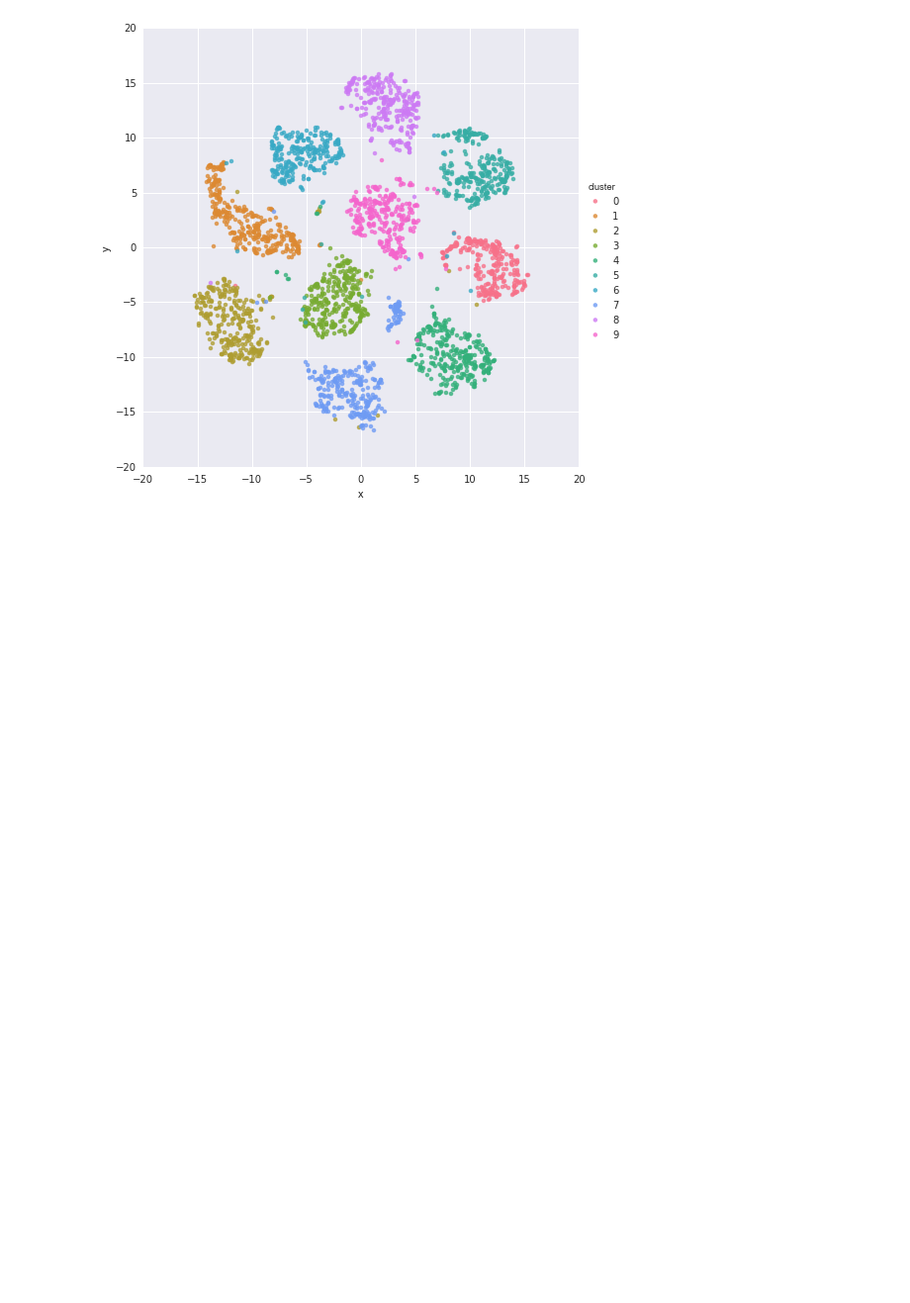
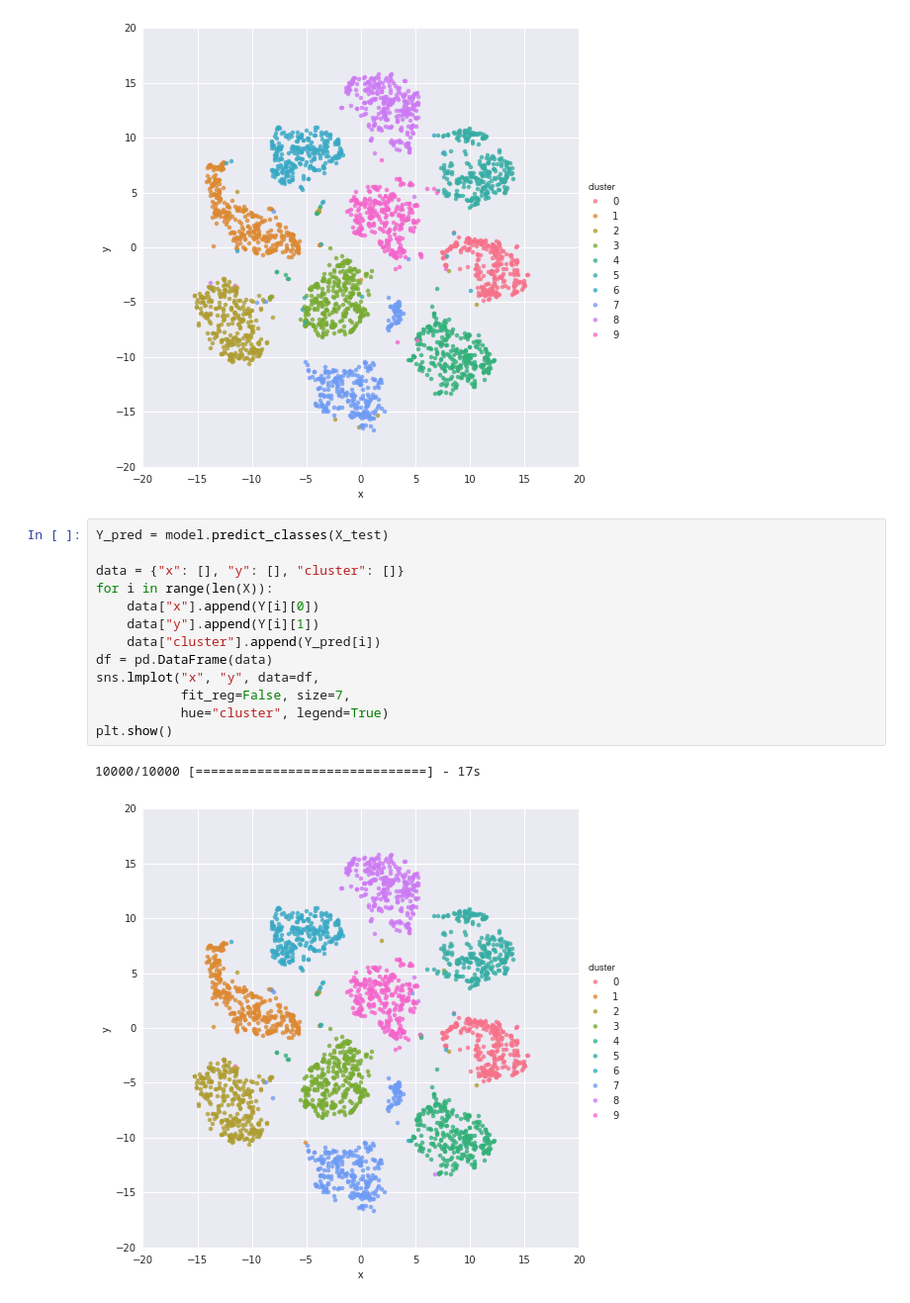
Before and after one commit to telecombcn-dl/dlcv01, a Jupyter notebook: folder_trials/Task1_CNN.ipynb, the cells around one changed output. Shown: that part at 99% size. Cells and saved outputs as stored; diff of their text form; blank space fills up the shorter version.

```diff
--- a/folder_trials/Task1_CNN.ipynb
+++ b/folder_trials/Task1_CNN.ipynb
@@ -238,3 +236,19 @@ sns.lmplot("x", "y", data=df,
 plt.show()
 # %% [output]
 [figure]
+# %%
+Y_pred = model.predict_classes(X_test)
+
+data = {"x": [], "y": [], "cluster": []}
+for i in range(len(X)):
+    data["x"].append(Y[i][0])
+    data["y"].append(Y[i][1])
+    data["cluster"].append(Y_pred[i])
+df = pd.DataFrame(data)
+sns.lmplot("x", "y", data=df,
+           fit_reg=False, size=7,
+           hue="cluster", legend=True)
+plt.show()
+# %% [output]
+10000/10000 [==============================] - 17s
+[figure, added]
```
Also changed, not shown: parts of 1 cell of this notebook, 1 other file.
